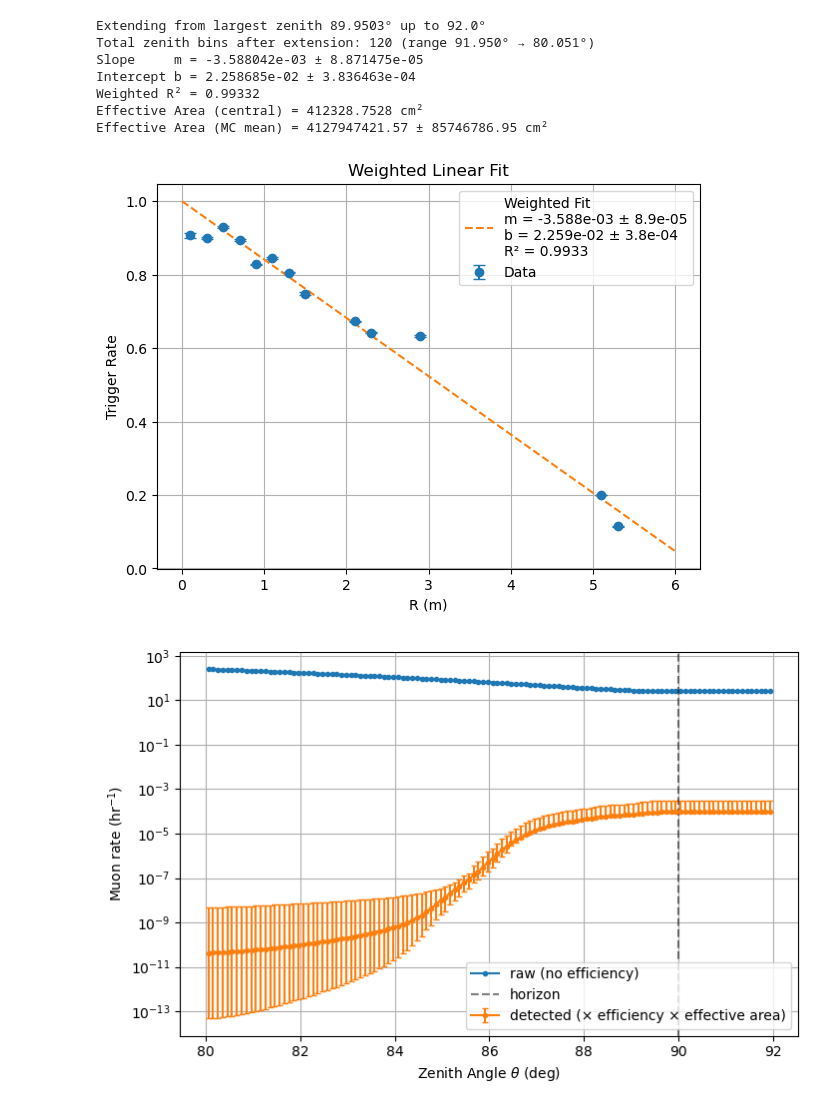
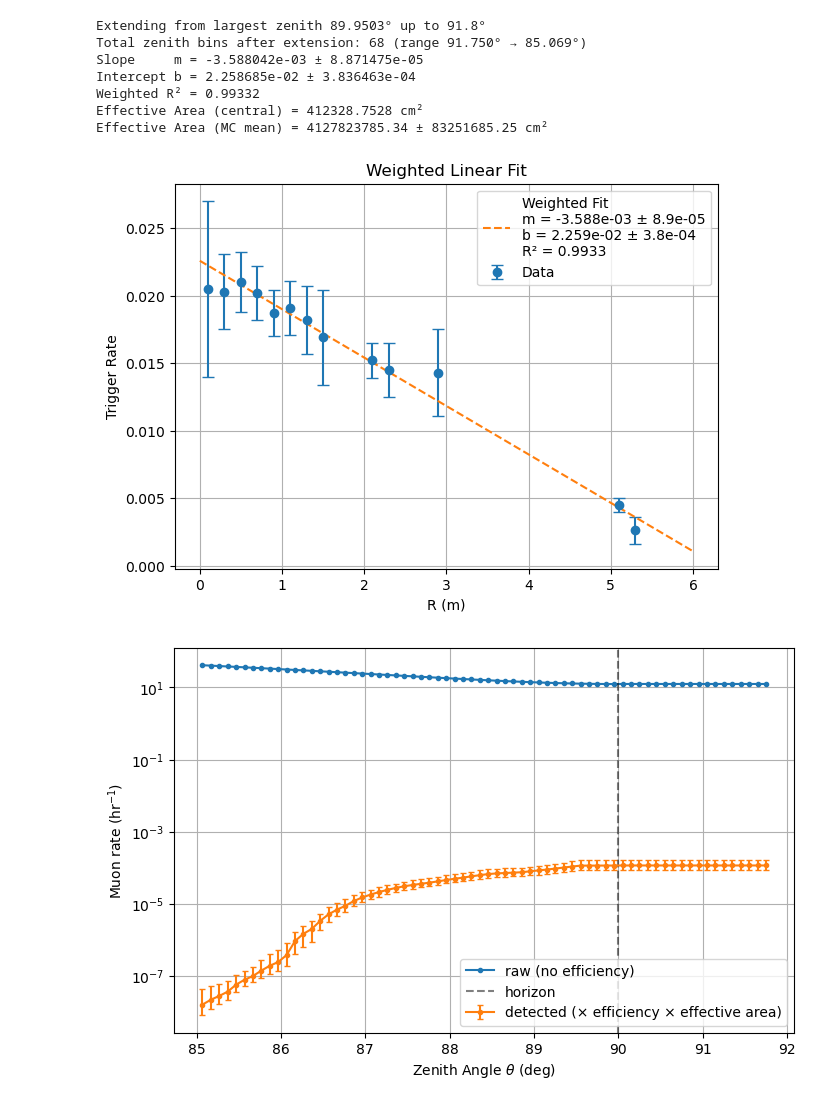
Before and after one commit to Teikiet/Muon_Trinity, a Jupyter notebook: analysis/Demonstrator_Muon_flux_v4_test.ipynb, the cells around one changed output. Cells and saved outputs as stored; diff of their text form; code cells hidden in the pictures.

```diff
--- a/analysis/Demonstrator_Muon_flux_v4_test.ipynb
+++ b/analysis/Demonstrator_Muon_flux_v4_test.ipynb
@@ -311,7 +305,7 @@ def trigger_eff(N_gamma, inc_deg):
 # ---------- 5. Plot the efficiency map ----------
 fig, ax = plt.subplots(figsize=(7,5))
 pcm = ax.pcolormesh(pc_edges, inc_edges, eff_smooth.T,
-                    cmap='viridis', shading='auto', norm=SymLogNorm(linthresh=np.min(eff_smooth[np.where(eff_smooth>0)]), linscale=0.5, base=10))
+                    cmap='viridis', norm=SymLogNorm(linthresh=np.min(eff_smooth[np.where(eff_smooth>0)]), linscale=0.5, base=10))
 ax.set_xscale('log')
 ax.set_xlabel("photon_count"); ax.set_ylabel("Incidence (deg)")
 ax.set_title(f"Empirical trigger efficiency (Max_PE >= {PE_THRESHOLD})")
@@ -338,7 +332,7 @@ for ax, (ilo, ihi) in zip(axes, slices):
     ax.errorbar(pc_cen, emp, yerr=err, fmt='ko', ms=4, label='empirical')
     ax.plot(pc_cen, pred, 'r-', label='lookup')
     ax.set_xscale('log')#; ax.set_ylim(-0.05, 1.1)
-    ax.set_yscale('symlog')
+    ax.set_yscale('log')
     ax.set_xlabel("photon_count")
     ax.set_title(f"inc {ilo:.1f}-{ihi:.1f}°")
     ax.grid(alpha=0.3); ax.legend(fontsize=8)
@@ -2435,0 +1975,17 @@ eff_func, eff_sigma_func, eff_fill_mask_func, eff_extra = build_efficiency_inter
+# %%
+mask = (Energy_GeV<1e3)&(Energy_GeV>8e2)&(Slant>100)&(Slant<110)&(photon_count>0)&(Zenith>89)
+log_pc = np.log10(photon_count[mask])
+edges_log = np.histogram_bin_edges(log_pc, bins='fd')
+edges = 10**edges_log  # all positive, geometric centres valid
+count, _ = np.histogram(photon_count[mask], bins =edges, density=True)
+pc = edges
+pdf, pdf_lo, pdf_hi = trigger_eff_ci(pc, 1)
+plt.plot(pc[:-1], count*pdf[:-1], "o")
+#plt.plot(pc[:-1], count*pdf_lo[:-1])
+#plt.plot(pc[:-1], count*pdf_hi[:-1])
+plt.loglog()
+plt.show()
+print(np.sum(count*pdf[:-1]*np.diff(pc)), np.sum(count*pdf_lo[:-1]*np.diff(pc)), np.sum(count*pdf_hi[:-1]*np.diff(pc)))
+
+pdf, pdf_lo, pdf_hi = trigger_eff_ci(photon_count[mask], 1)
+print(np.mean(pdf), np.mean(pdf_lo), np.mean(pdf_hi))
@@ -3158,10 +2759,11 @@ with open('/uufs/chpc.utah.edu/common/home/u1520754/Muon_Trinity/data/'
 zen_centers_all = grid_data['zen_centers']
 cos_edges       = grid_data['cos_edges']
 E_GeV           = grid_data['E_GeV']
-min_E           = grid_data['min_E']
-max_E           = grid_data['max_E']
+min_E           = ENERGY_MIN #grid_data['min_E']
+max_E           = ENERGY_MAX #grid_data['max_E']
 
-zen_min_use, zen_max_use = 80, 90.0
+zen_min_use, zen_max_use = ZEN_MIN, 90.0
+tele_azimuth = 270
 
 zen_mask = (zen_centers_all >= zen_min_use) & (zen_centers_all <= zen_max_use)
 if not np.any(zen_mask):
@@ -3172,7 +2774,6 @@ if not np.any(zen_mask):
 
 zen_centers = zen_centers_all[zen_mask]
 
-tele_azimuth = 270
 min_az, max_az = tele_azimuth - AZIMUTH_RANGE, tele_azimuth + AZIMUTH_RANGE
 dphi = np.radians(max_az - min_az)
 dcos = np.diff(cos_edges)
@@ -3184,7 +2785,7 @@ selected_entries = [e for e, keep in zip(grid_data['per_zenith'], zen_mask) if k
 # =========================================================================
 # 2b. EXTEND to 92°
 # =========================================================================
-extend_to_deg   = 92.0
+extend_to_deg   = 91.8
 extra_bin_width = 0.1
 
 idx_max = int(np.argmax(zen_centers))
@@ -3245,7 +2846,7 @@ for i, entry in enumerate(selected_entries):
     H_grid   = entry['H_grid']
     sum_mceq = entry['sum_mceq']
     X_grid = entry['X_grid'] #g/cm^2
-    H_m = H_grid / 100.0
+    H_m = H_grid / 100.0 #cm to meter
     Solid_angle = solid_angles[i]
 
     theta_q = min(theta, Zen_grid[-1])
@@ -3265,6 +2866,7 @@ for i, entry in enumerate(selected_entries):
     CDF = np.cumsum(d_CDF, axis=0)
     CDF_positive = np.cumsum(np.clip(d_CDF, 0, None), axis=0)
     survival_prob_per_E = abs(CDF[-1] / CDF_positive[-1])
+
     integrand_HE2 = np.clip(d_CDF, 0, None) * eff_HE2 * survival_prob_per_E
     d_CDF_det_E   = np.trapezoid(integrand_HE2[:, E_mask], E_GeV[E_mask], axis=1)
     detected_at_ground2 = np.cumsum(d_CDF_det_E, axis=0)[-1]
@@ -3417,9 +3019,9 @@ print(f"Effective Area (MC mean) = {effective_area_mean * 1e4:.2f} ± "
 
 # --- Fit plot ---
 plt.figure(figsize=(7, 5))
-plt.errorbar(R_data, trigger_data/np.max(m_fit * r_grid + b_fit), yerr=trigger_rate_err,
+plt.errorbar(R_data, trigger_data, yerr=trigger_rate_err,
              fmt='o', capsize=4, label='Data')
-plt.plot(r_grid, (m_fit * r_grid + b_fit)/np.max(m_fit * r_grid + b_fit), '--',
+plt.plot(r_grid, (m_fit * r_grid + b_fit), '--',
          label=(f'Weighted Fit\n'
                 f'm = {m_fit:.3e} ± {m_err:.1e}\n'
                 f'b = {b_fit:.3e} ± {b_err:.1e}\n'
@@ -3546,35 +3148,37 @@ ax.errorbar(E_plot, Rate_E_c_plot,
 ax.plot(E_plot, Rate_E_c_plot,
         color='tomato', lw=1.8,
         label='Detected (central, eff × area)')
 
 ax.fill_between(E_plot,
                 Rate_E_c_plot - dRate_lo_plot,
                 Rate_E_c_plot + dRate_hi_plot,
                 color='tomato', alpha=0.15)
 
 ax.set_xscale('log')
 ax.set_yscale('log')
 ax.set_xlabel(r'Muon Energy $E$ (GeV)', fontsize=13)
 ax.set_ylabel(r'Muon Rate (hr$^{-1}$ GeV$^{-1}$ )', fontsize=13)
 ax.set_title(r'Muon Rate vs Energy  ($80° \leq \theta \leq 92°$)', fontsize=14)
 ax.legend(fontsize=11)
 ax.grid(True, which='both', ls=':', alpha=0.5)
 plt.tight_layout()
 plt.show()
+
+
 print("\n--- Muon Rates per Hour ---")
 print(f"Total (raw, no efficiency):  {Rate_raw}")
 print(f"Detected (central):          {Rate_central}")
 print(f"  ± eff uncertainty (lo/hi): -{dRate_eff_lo} / +{dRate_eff_hi}")
 print(f"  ± area uncertainty:        ±{dRate_area}")
 print(f"  ± combined (lo/hi):        -{dRate_total_lo} / +{dRate_total_hi}")
 print(f"\nFinal: {Rate_central}  [{Rate_central-dRate_total_lo}, {Rate_central+dRate_total_hi}]  muons/hour")
 # %% [output]
-Extending from largest zenith 89.9503° up to 92.0°
-Total zenith bins after extension: 120 (range 91.950° → 80.051°)
+Extending from largest zenith 89.9503° up to 91.8°
+Total zenith bins after extension: 68 (range 91.750° → 85.069°)
 Slope     m = -3.588042e-03 ± 8.871475e-05
 Intercept b = 2.258685e-02 ± 3.836463e-04
 Weighted R² = 0.99332
 Effective Area (central) = 412328.7528 cm²
-Effective Area (MC mean) = 4127947421.57 ± 85746786.95 cm²
+Effective Area (MC mean) = 4127823785.34 ± 83251685.25 cm²
-[figure, old version]
+[figure, new version]
-[figure, old version]
+[figure, new version]
```
Also changed, not shown: parts of 21 cells of this notebook, 18 other files.
